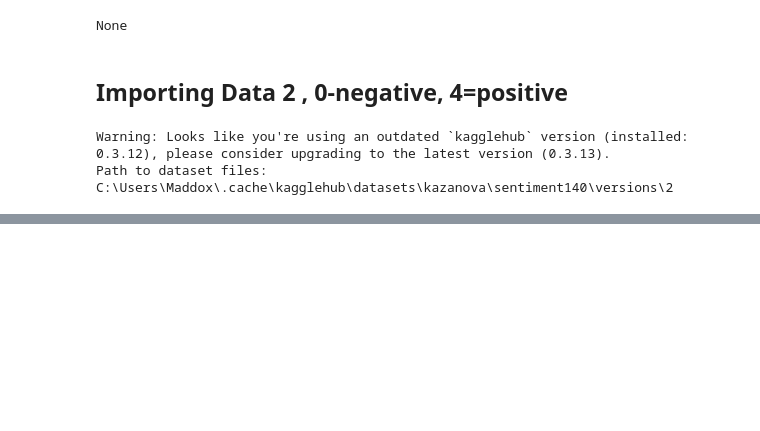
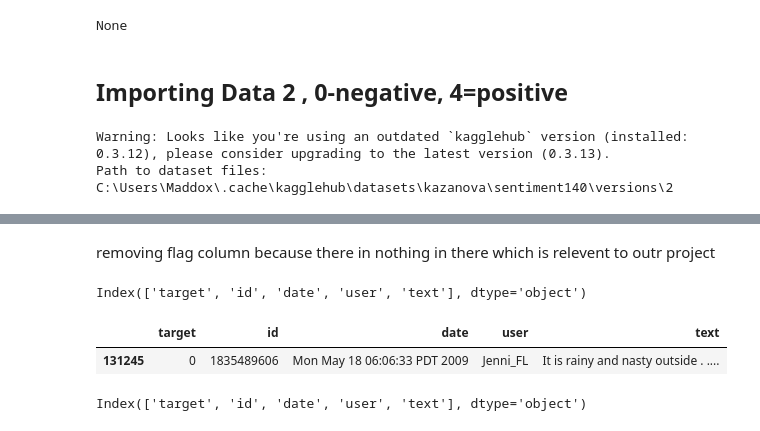
Before and after one commit to Maddox24425/Minor-Project, a Jupyter notebook: main.ipynb, the cells around one changed output, grey strips where cells are left out. Saved outputs shown, nothing was run; the diff lists cells and outputs as text; code cells hidden in the pictures; blank space fills up the shorter version.

```diff
--- a/main.ipynb
+++ b/main.ipynb
@@ -227,0 +286,13 @@ display(df5.sample())
+# %% [markdown]
+removing flag column because there in nothing in there which is relevent to outr project
+# %%
+df_data=df_data.drop('flag', axis=1)
+# %% [output]
+Index(['target', 'id', 'date', 'user', 'text'], dtype='object')
+# %%
+display(df_data.sample())
+df_data.columns
+# %% [output]
+|  | target | id | date | user | text |
+| 131245 | 0 | 1835489606 | Mon May 18 06:06:33 PDT 2009 | Jenni_FL | It is rainy and nasty outside . .... |
+Index(['target', 'id', 'date', 'user', 'text'], dtype='object')
```
Also changed, not shown: parts of 14 cells of this notebook.
